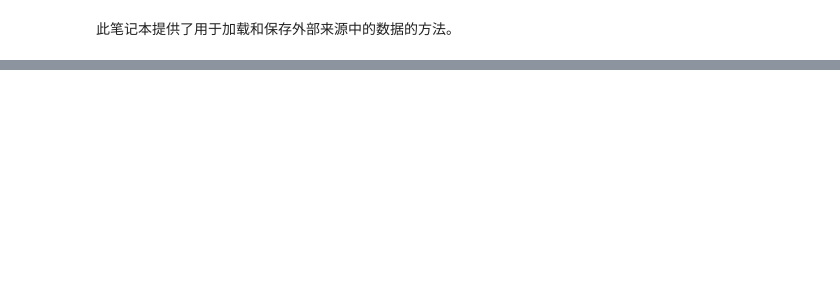
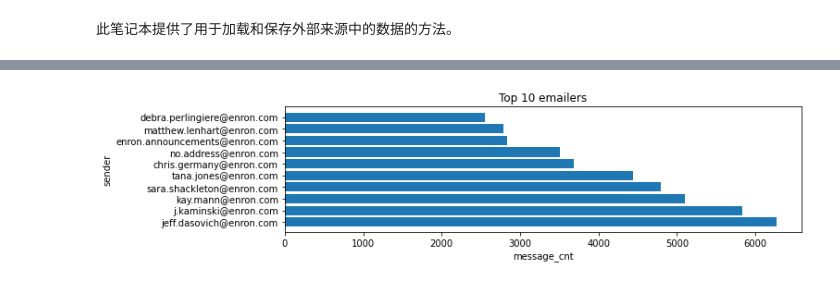
Before and after one commit to QSJOE/ISYS2001-business-report-from-Joe, a Jupyter notebook: “外部数据：本地文件、Google_云端硬盘、Google_表格和_Cloud_Storage”的副本.ipynb, the cells around one changed output, grey strips where cells are left out. Cells and saved outputs as stored; diff of their text form; code cells hidden in the pictures; blank space fills up the shorter version.

```diff
--- a/“外部数据：本地文件、Google_云端硬盘、Google_表格和_Cloud_Storage”的副本.ipynb
+++ b/“外部数据：本地文件、Google_云端硬盘、Google_表格和_Cloud_Storage”的副本.ipynb
@@ -67,0 +69,10 @@ worksheet.update_cells(cell_list)
+# %%
+cursor.execute(
+'''SELECT sender, count(mid) AS message_count
+ FROM message
+ GROUP BY sender
+ ORDER BY message_count desc
+ limit 10;
+''')
+Tables2=cursor.fetchall()
+Tables2
@@ -67,0 +90,14 @@ worksheet.update_cells(cell_list)
+# %%
+sender,message_count=zip(*Tables2)
+# %%
+import matplotlib.pyplot as mtp
+import numpy as np
+mtp.figure(figsize=(10, 2.5))
+mtp.barh(sender, message_count,)
+mtp.title("Top 10 emailers")
+mtp.ylabel("sender")
+mtp.xlabel("message_cnt")
+# mtp.yticks(np.arange(len(message_cnt)), message_cnt)
+mtp.show()
+# %% [output]
+[figure, added]
```
Also changed, not shown: parts of 19 cells of this notebook.
